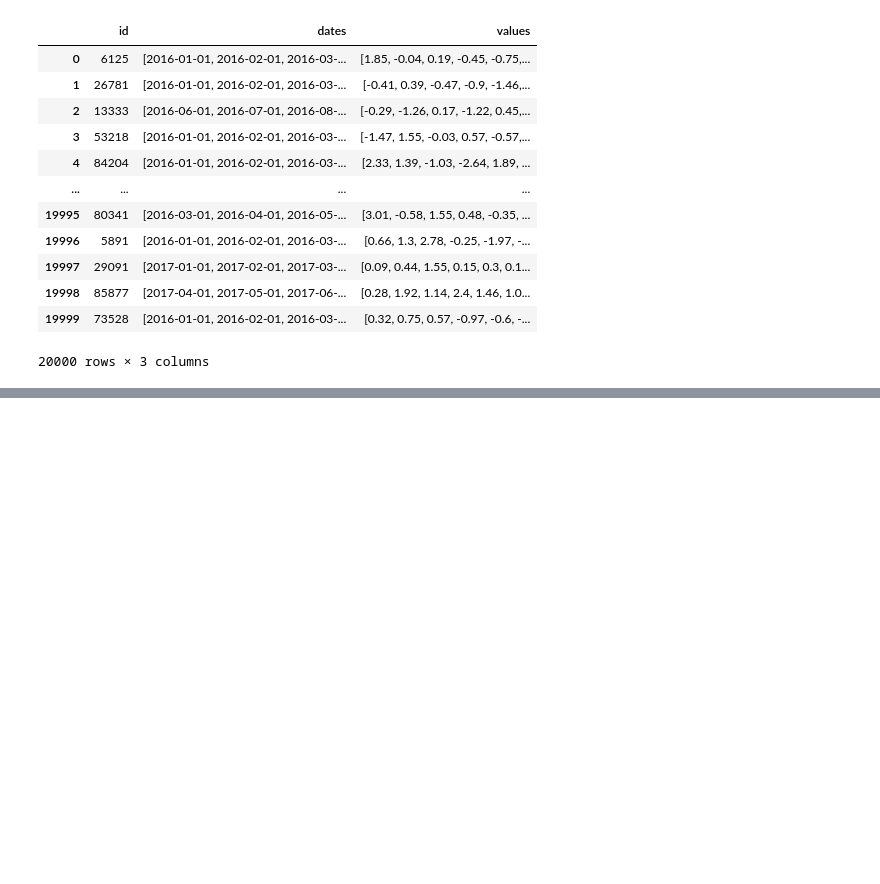
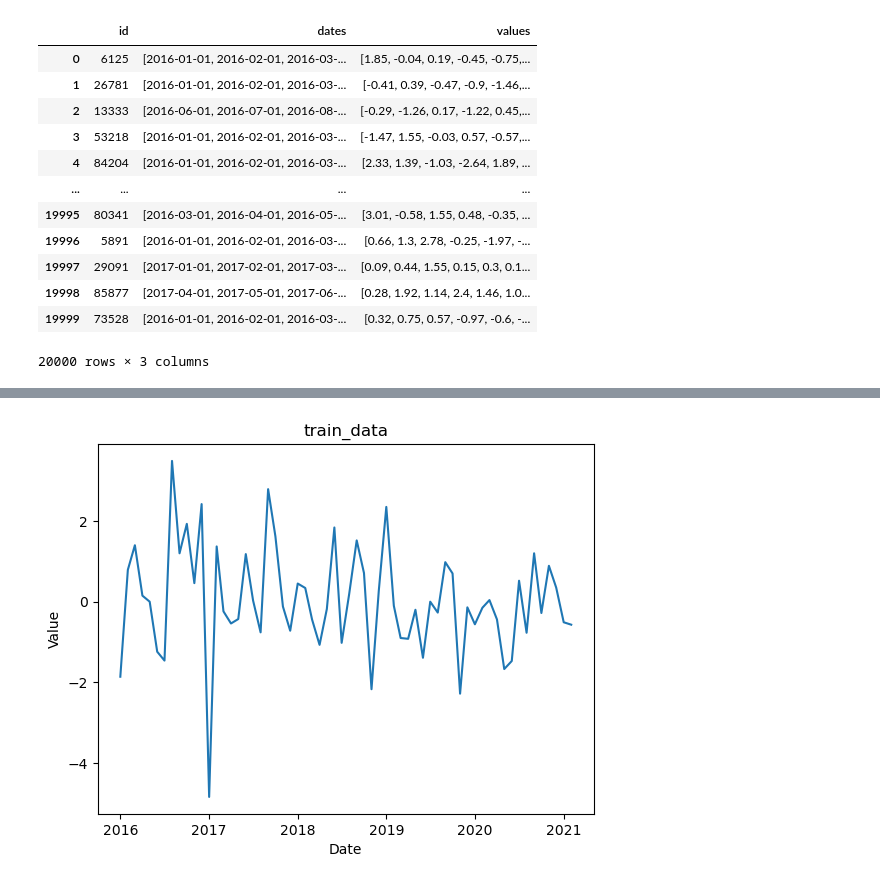
Before and after one commit to baindfrst/vk_inter, a Jupyter notebook: vk_inter.ipynb, the cells around one changed output, grey strips where cells are left out. Drawn from its saved outputs; the diff is of its cells as text; code cells hidden in the pictures; blank space fills up the shorter version.

```diff
--- a/vk_inter.ipynb
+++ b/vk_inter.ipynb
@@ -54,0 +87,9 @@ ValueError: setting an array element with a sequence.
+# %%
+for _, row in train_negative.head(1).iterrows():
+    plt.plot(row["dates"], row["values"])
+plt.title("train_data")
+plt.xlabel("Date")
+plt.ylabel("Value")
+plt.show()
+# %% [output]
+[figure, added]
```
Also changed, not shown: parts of 22 cells of this notebook.
